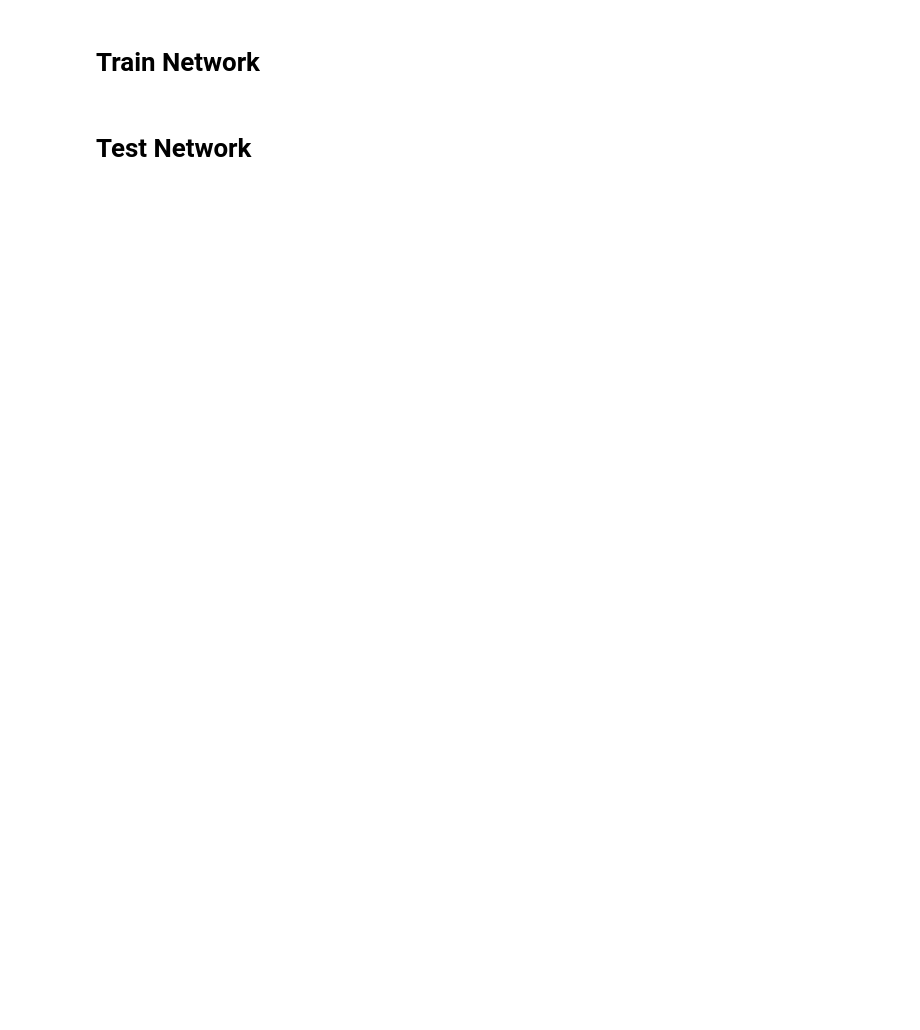
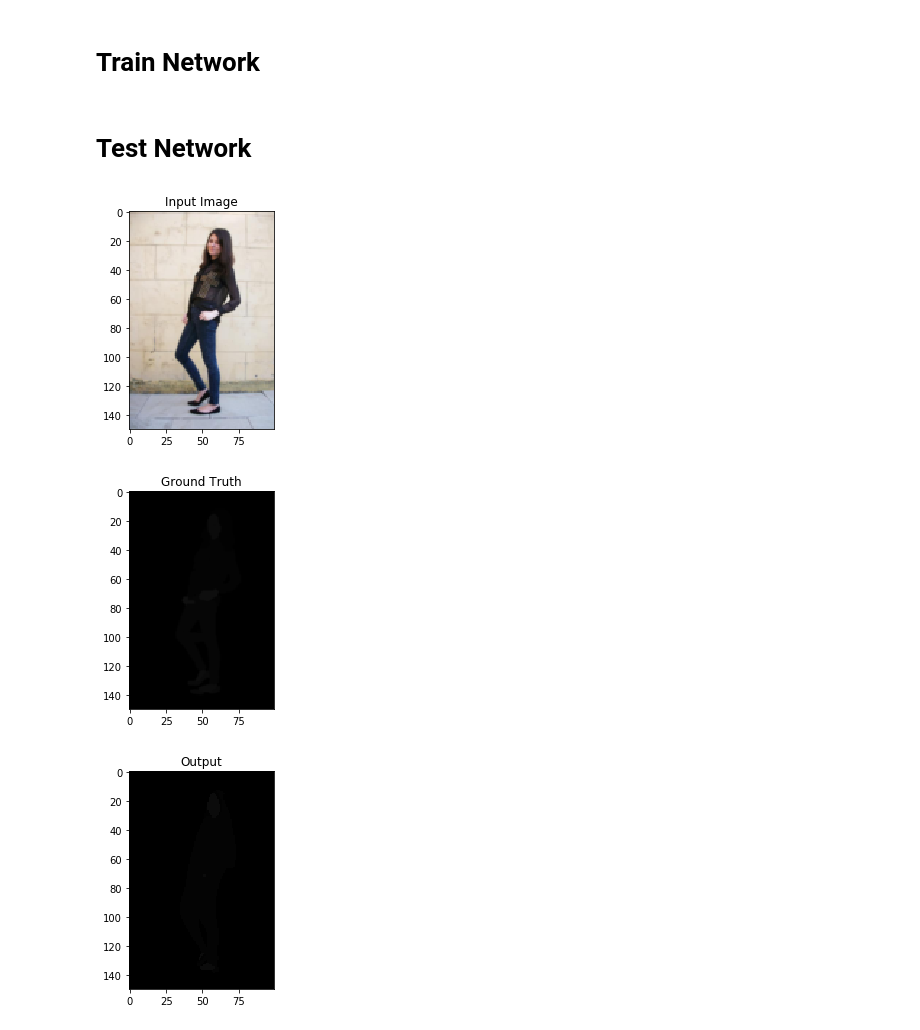
Before and after one commit to agentcap/CoCNN, a Jupyter notebook: CoCNN.ipynb, the cells around one changed output. Saved outputs shown, nothing was run; the diff lists cells and outputs as text; code cells hidden in the pictures; blank space fills up the shorter version.

```diff
--- a/CoCNN.ipynb
+++ b/CoCNN.ipynb
@@ -252,2 +244,8 @@ x9 torch.Size([4, 18, 150, 100])
+# %%
+import torch.optim as optim
+
+criterion = torch.nn.CrossEntropyLoss()
+optimizer = optim.SGD(net.parameters(), lr=0.001, momentum=0.9, weight_decay=0.0005)
+scheduler = optim.lr_scheduler.StepLR(optimizer, step_size=30, gamma=0.1)
 # %% [markdown]
 # Train Network
@@ -254,2 +315,30 @@ x9 torch.Size([4, 18, 150, 100])
 # %% [markdown]
 # Test Network
+# %%
+net.load_state_dict(torch.load('models/temp_model.pb',map_location=device))
+with torch.no_grad():
+    net.eval()
+
+    tmp_inp = trainset[64]
+    out,g_out = net(tmp_inp['image'].unsqueeze(0).to(device))
+
+    X, prediction = torch.max(out,1)
+    p = prediction.cpu().numpy()
+    p = p.squeeze(0)
+
+    p_out = np.zeros((150,100,3),dtype=np.uint32)
+    p_out[:,:,0] = p
+    p_out[:,:,1] = p
+    p_out[:,:,2] = p
+
+    plt.title('Input Image')
+    imshow(tmp_inp['image'])
+    plt.title('Ground Truth')
+    imshow(tmp_inp['label'])
+    plt.imshow(p_out)
+    plt.title('Output')
+    plt.show()
+# %% [output]
+[figure, added]
+[figure, added]
+[figure, added]
```
Also changed, not shown: parts of 9 cells of this notebook.
